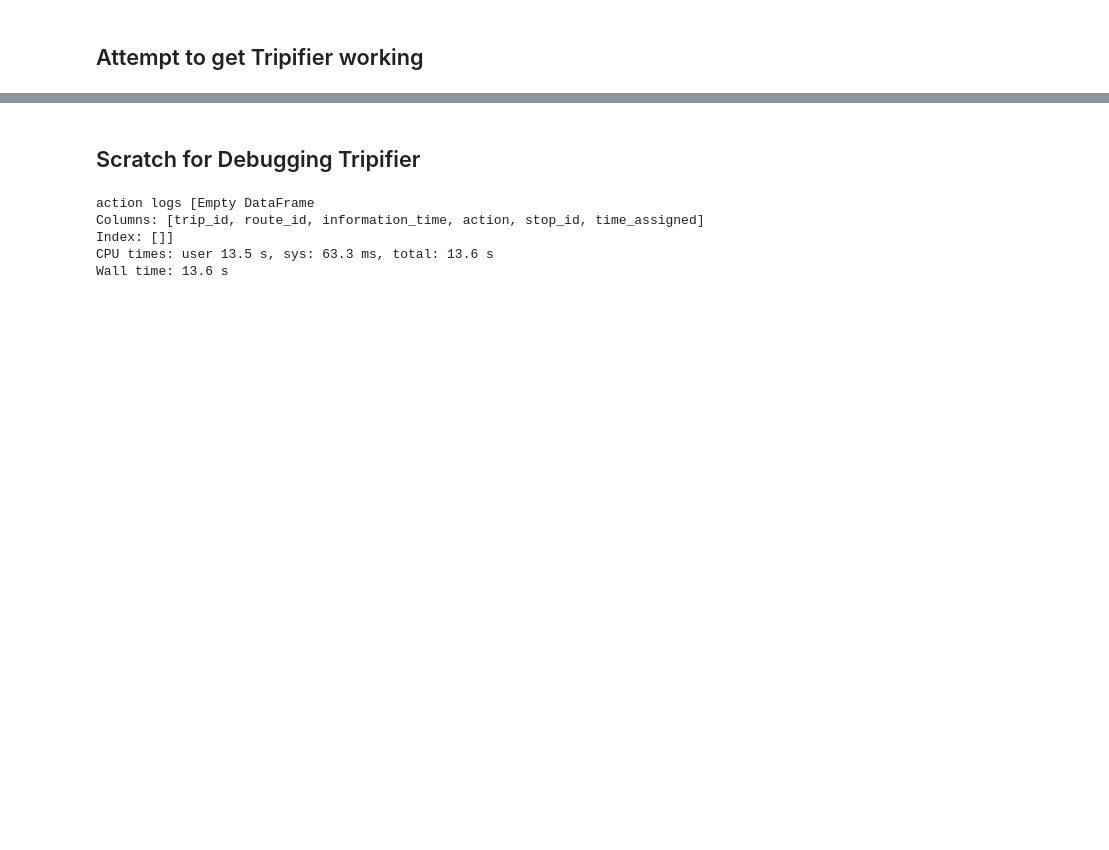
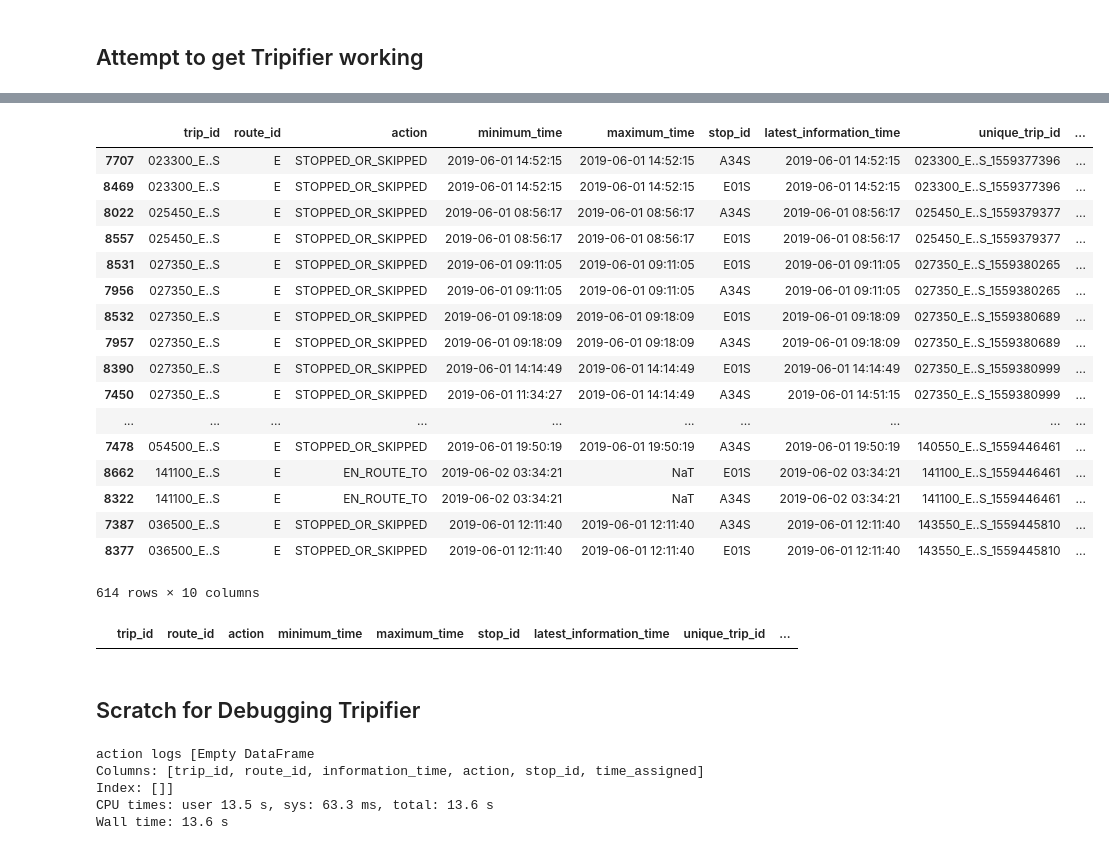
Before and after one commit to tsdataclinic/mta, a Jupyter notebook: notebooks/routing/Tripifier.ipynb, the cells around one changed output, grey strips where cells are left out. Drawn from its saved outputs; the diff is of its cells as text; code cells hidden in the pictures; blank space fills up the shorter version.

```diff
--- a/notebooks/routing/Tripifier.ipynb
+++ b/notebooks/routing/Tripifier.ipynb
@@ -94,0 +128,33 @@ df[df.unique_trip_id == '089200_A..S_1559412004']
+# %%
+dfe = df[df.route_id == 'E']
+dfe = dfe[(dfe.stop_id.isin(['E01S', 'A34S']))]
+dfe['count'] = dfe.groupby('unique_trip_id')['stop_name'].transform('count')
+dfe = dfe[dfe['count'] == 2]
+
+#dfe[dfe['count'] == 2].sort_values('unique_trip_id')
+
+dfe.sort_values('unique_trip_id')
+# %% [output]
+|  | trip_id | route_id | action | minimum_time | maximum_time | stop_id | latest_information_time | unique_trip_id | ... |
+| 7707 | 023300_E..S | E | STOPPED_OR_SKIPPED | 2019-06-01 14:52:15 | 2019-06-01 14:52:15 | A34S | 2019-06-01 14:52:15 | 023300_E..S_1559377396 | ... |
+| 8469 | 023300_E..S | E | STOPPED_OR_SKIPPED | 2019-06-01 14:52:15 | 2019-06-01 14:52:15 | E01S | 2019-06-01 14:52:15 | 023300_E..S_1559377396 | ... |
+| 8022 | 025450_E..S | E | STOPPED_OR_SKIPPED | 2019-06-01 08:56:17 | 2019-06-01 08:56:17 | A34S | 2019-06-01 08:56:17 | 025450_E..S_1559379377 | ... |
+| 8557 | 025450_E..S | E | STOPPED_OR_SKIPPED | 2019-06-01 08:56:17 | 2019-06-01 08:56:17 | E01S | 2019-06-01 08:56:17 | 025450_E..S_1559379377 | ... |
+| 8531 | 027350_E..S | E | STOPPED_OR_SKIPPED | 2019-06-01 09:11:05 | 2019-06-01 09:11:05 | E01S | 2019-06-01 09:11:05 | 027350_E..S_1559380265 | ... |
+| 7956 | 027350_E..S | E | STOPPED_OR_SKIPPED | 2019-06-01 09:11:05 | 2019-06-01 09:11:05 | A34S | 2019-06-01 09:11:05 | 027350_E..S_1559380265 | ... |
+| 8532 | 027350_E..S | E | STOPPED_OR_SKIPPED | 2019-06-01 09:18:09 | 2019-06-01 09:18:09 | E01S | 2019-06-01 09:18:09 | 027350_E..S_1559380689 | ... |
+| 7957 | 027350_E..S | E | STOPPED_OR_SKIPPED | 2019-06-01 09:18:09 | 2019-06-01 09:18:09 | A34S | 2019-06-01 09:18:09 | 027350_E..S_1559380689 | ... |
+| 8390 | 027350_E..S | E | STOPPED_OR_SKIPPED | 2019-06-01 14:14:49 | 2019-06-01 14:14:49 | E01S | 2019-06-01 14:14:49 | 027350_E..S_1559380999 | ... |
+| 7450 | 027350_E..S | E | STOPPED_OR_SKIPPED | 2019-06-01 11:34:27 | 2019-06-01 14:14:49 | A34S | 2019-06-01 14:51:15 | 027350_E..S_1559380999 | ... |
+| ... | ... | ... | ... | ... | ... | ... | ... | ... | ... |
+| 7478 | 054500_E..S | E | STOPPED_OR_SKIPPED | 2019-06-01 19:50:19 | 2019-06-01 19:50:19 | A34S | 2019-06-01 19:50:19 | 140550_E..S_1559446461 | ... |
+| 8662 | 141100_E..S | E | EN_ROUTE_TO | 2019-06-02 03:34:21 | NaT | E01S | 2019-06-02 03:34:21 | 141100_E..S_1559446461 | ... |
+| 8322 | 141100_E..S | E | EN_ROUTE_TO | 2019-06-02 03:34:21 | NaT | A34S | 2019-06-02 03:34:21 | 141100_E..S_1559446461 | ... |
+| 7387 | 036500_E..S | E | STOPPED_OR_SKIPPED | 2019-06-01 12:11:40 | 2019-06-01 12:11:40 | A34S | 2019-06-01 12:11:40 | 143550_E..S_1559445810 | ... |
+| 8377 | 036500_E..S | E | STOPPED_OR_SKIPPED | 2019-06-01 12:11:40 | 2019-06-01 12:11:40 | E01S | 2019-06-01 12:11:40 | 143550_E..S_1559445810 | ... |
+614 rows × 10 columns
+# %%
+dfe['diff'] = dfe.groupby(['unique_trip_id'])['minimum_time'].transform('diff')
+dfe[~dfe['diff'].isnull()]
+# %% [output]
+|  | trip_id | route_id | action | minimum_time | maximum_time | stop_id | latest_information_time | unique_trip_id | ... |
```
Also changed, not shown: parts of 10 cells of this notebook, 6 other files.
